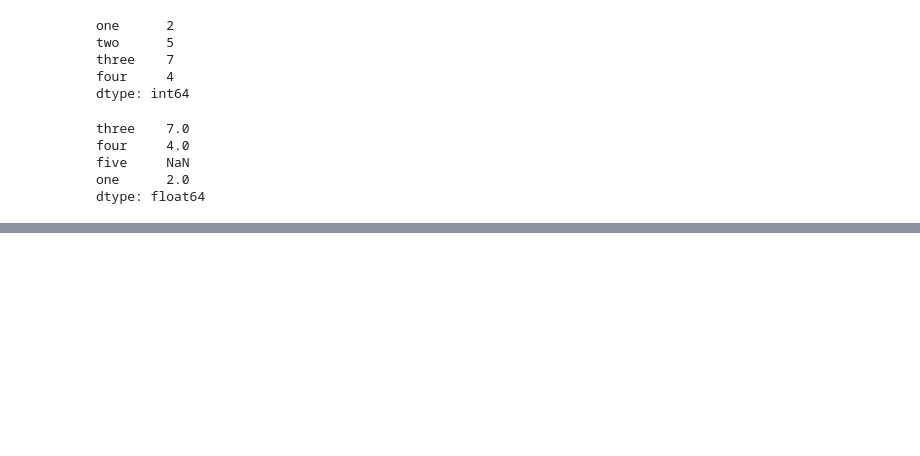
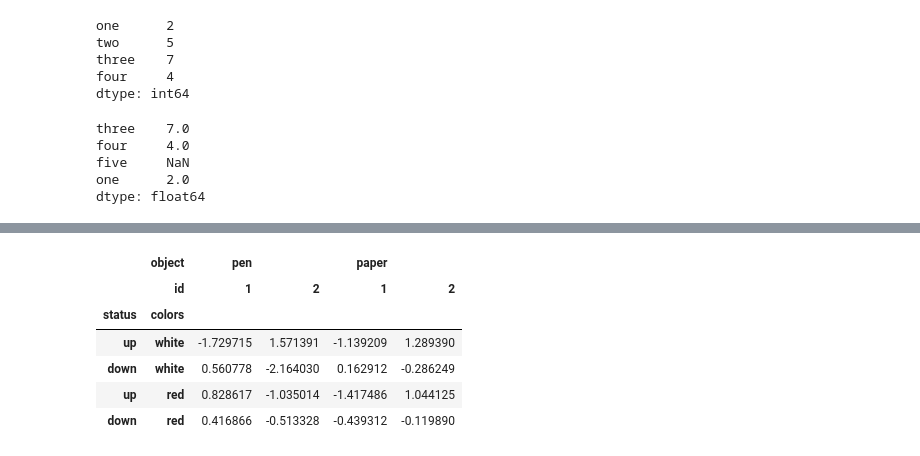
Before and after one commit to gaufung/Data_Analytics_Learning_Note, a Jupyter notebook: pandas.ipynb, the cells around one changed output, grey strips where cells are left out. Drawn from its saved outputs; the diff is of its cells as text; code cells hidden in the pictures; blank space fills up the shorter version.

```diff
--- a/pandas.ipynb
+++ b/pandas.ipynb
@@ -473,0 +1108,10 @@ dtype: float64
+# %%
+mframe.swaplevel('colors','status')
+# %% [output]
+|  | object | pen |  | paper |  |
+|  | id | 1 | 2 | 1 | 2 |
+| status | colors |  |  |  |  |
+| up | white | -1.729715 | 1.571391 | -1.139209 | 1.289390 |
+| down | white | 0.560778 | -2.164030 | 0.162912 | -0.286249 |
+| up | red | 0.828617 | -1.035014 | -1.417486 | 1.044125 |
+| down | red | 0.416866 | -0.513328 | -0.439312 | -0.119890 |
```
Also changed, not shown: parts of 100 cells of this notebook.
